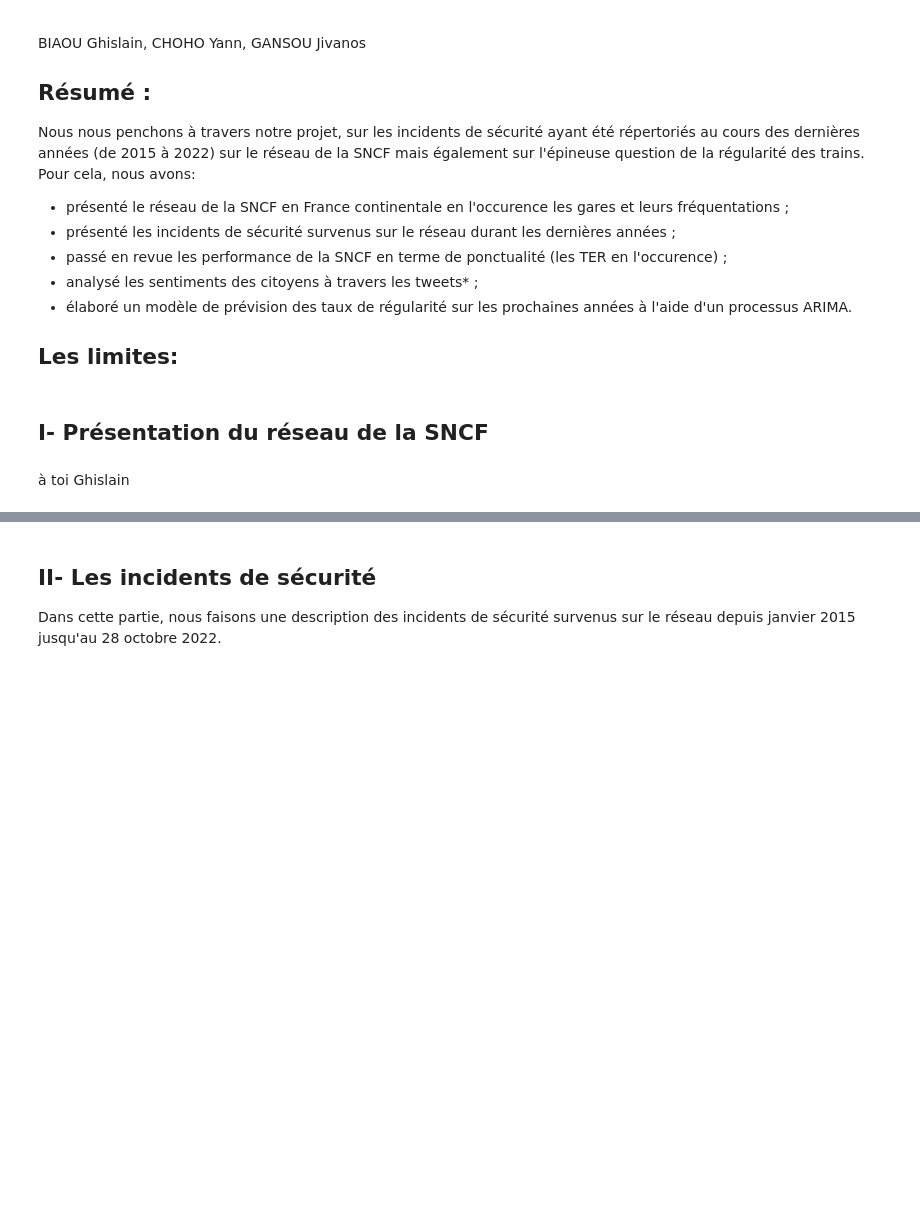
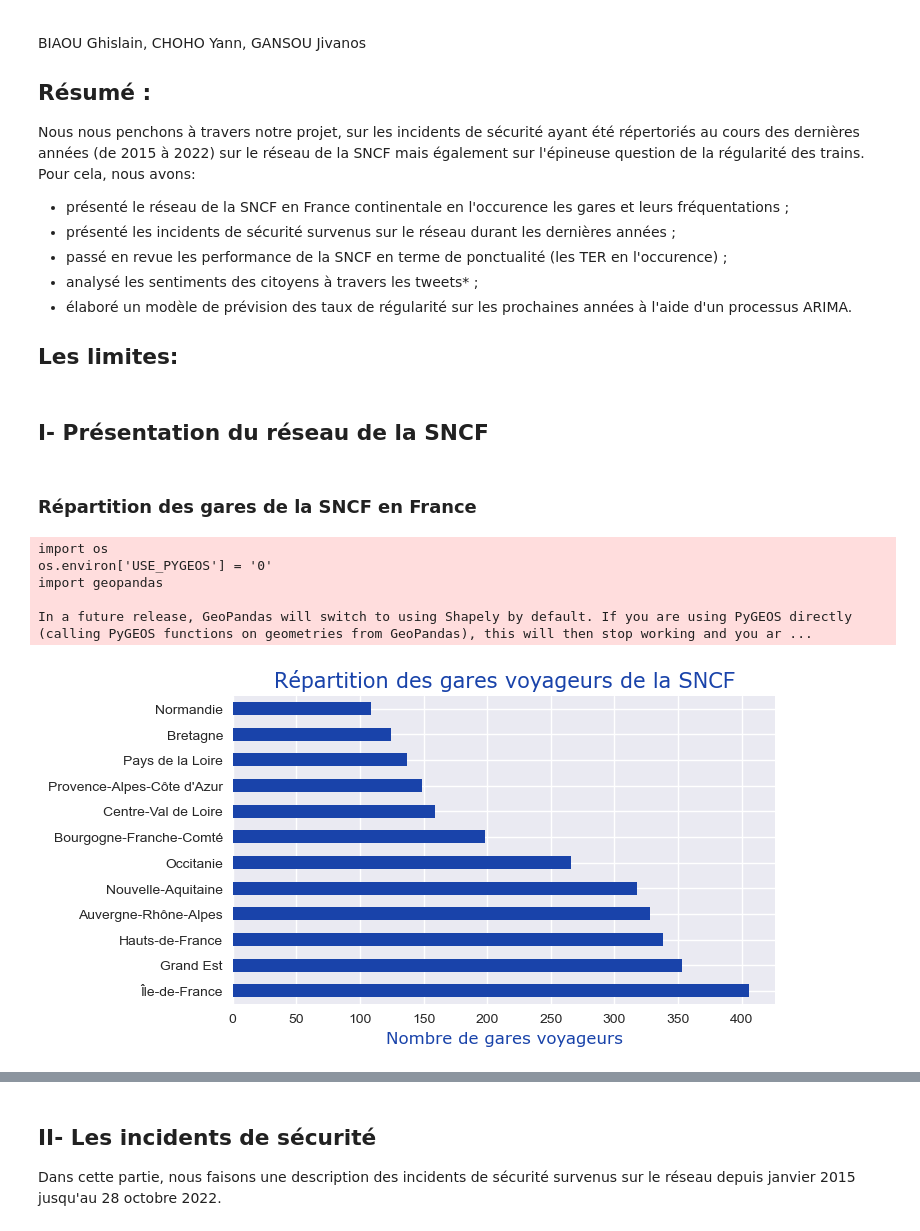
Before and after one commit to gbiaou/Projet_Python_SNCF, a Jupyter notebook: rendu_final.ipynb, the cells around one changed output, grey strips where cells are left out. Saved outputs shown, nothing was run; the diff lists cells and outputs as text; code cells hidden in the pictures; blank space fills up the shorter version.

```diff
--- a/rendu_final.ipynb
+++ b/rendu_final.ipynb
@@ -18,4 +19,29 @@ Nous nous penchons à travers notre projet, sur les incidents de sécurité ayan
 import nbformat
 nb1=nbformat.read('presentation-reseau-sncf.ipynb', as_version= nbformat.NO_CONVERT)
-# %% [markdown]
-à toi Ghislain
+# %% [markdown]
+### Répartition des gares de la SNCF en France
+# %%
+exec(nb1.cells[4].source, globals())
+exec(nb1.cells[5].source, globals())
+exec(nb1.cells[6].source, globals())
+exec(nb1.cells[14].source, globals())
+exec(nb1.cells[15].source, globals())
+exec(nb1.cells[21].source, globals())
+exec(nb1.cells[23].source, globals())
+exec(nb1.cells[26].source, globals())
+exec(nb1.cells[27].source, globals())
+exec(nb1.cells[28].source, globals())
+exec(nb1.cells[40].source, globals())
+exec(nb1.cells[46].source, globals())
+
+#exec(nb1.cells[18].source, globals())
+# %% [output]
+import os
+os.environ['USE_PYGEOS'] = '0'
+import geopandas
+
+In a future release, GeoPandas will switch to using Shapely by default. If you are using PyGEOS directly (calling PyGEOS functions on geometries from GeoPandas), this will then stop working and you ar ...
+# %%
+exec(nb1.cells[48].source, globals())
+# %% [output]
+[figure, added]
```
Also changed, not shown: parts of 32 cells of this notebook.
